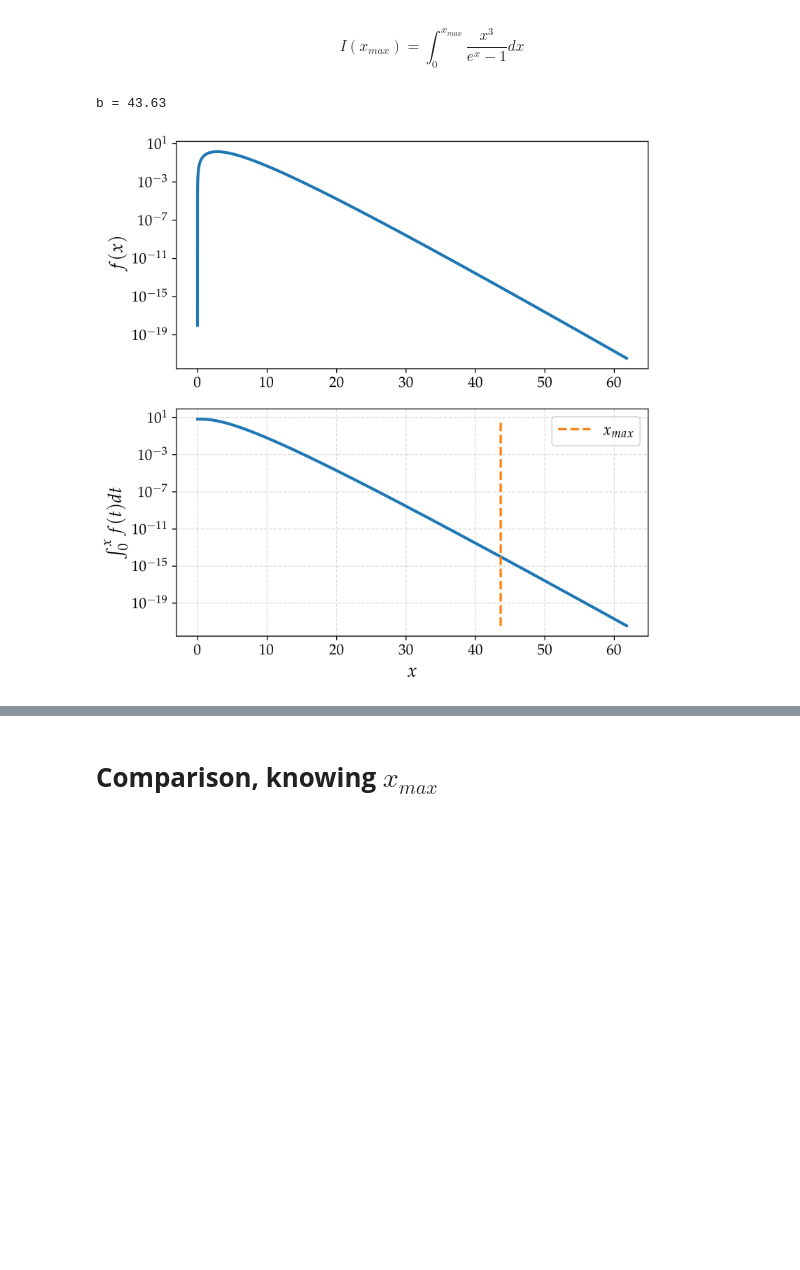
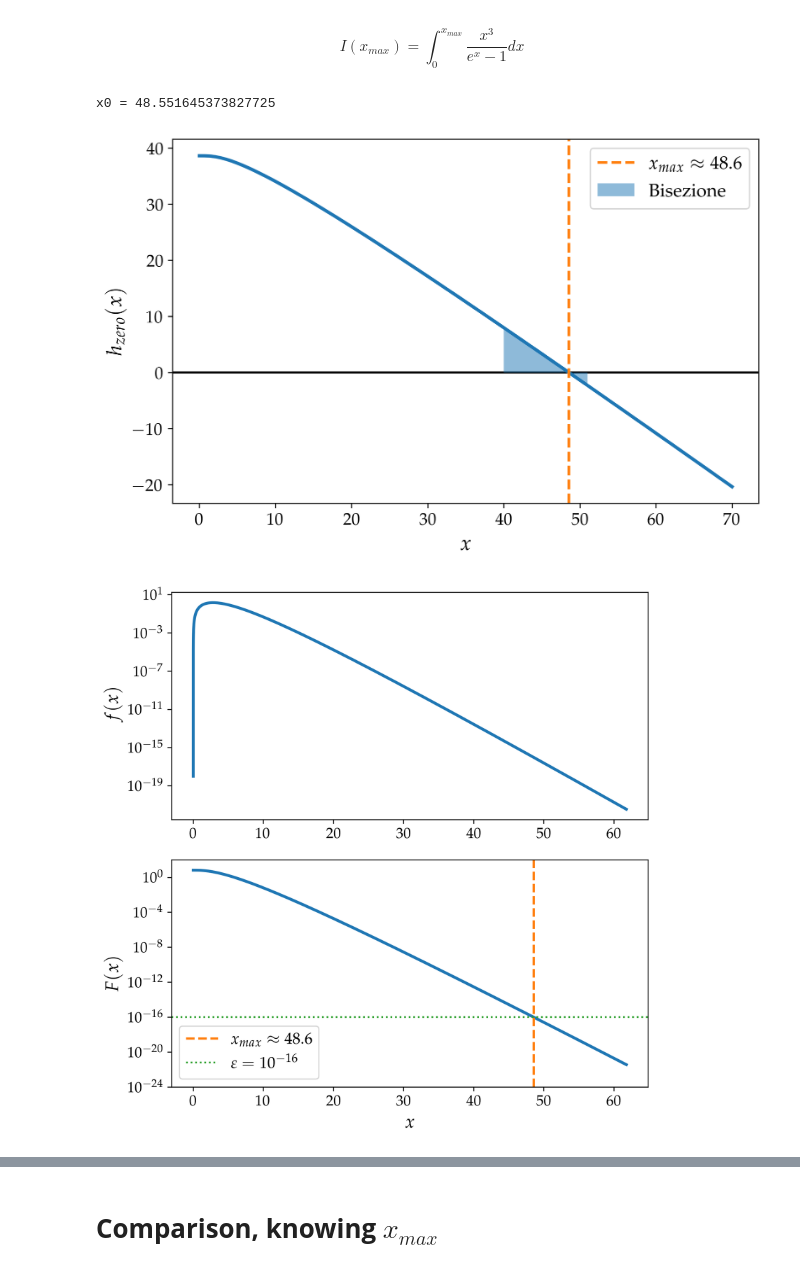
Before and after one commit to mvolpato-unimib/Lab_comp, a Jupyter notebook: ex20/integr.ipynb, the cells around one changed output, grey strips where cells are left out. Drawn from its saved outputs; the diff is of its cells as text; code cells hidden in the pictures; blank space fills up the shorter version.

```diff
--- a/ex20/integr.ipynb
+++ b/ex20/integr.ipynb
@@ -144,43 +147,64 @@ from lib_equations import bisec
 # Params
 a = 1e-9
 max_samp = 70
 dx_ = 1e-3
-eps = 1e-14
+eps = 1e-16
 
 func = lambda x: x**3 / (np.exp(x) - 1)
 I_s = lambda x: Simpson(func, a, x, dx_)
 
 zero_f = lambda x: np.log(x**3 + 3*x**2 + 6*x + 6) - (x + np.log(eps))
-x_max = bisec(zero_f, 20, 50, tol=eps)
+start, stop = (40, 50)
+x_max = bisec(zero_f, start, stop, tol=eps, MaxIter=1000)
+print(f'x0 = {x_max}')
+
+
+zero_x = np.linspace(0, 70, 100)
+
+plt.figure(figsize=(8, 5))
+plt.plot(zero_x, zero_f(zero_x), lw=2.5)
+plt.axvline(x=x_max, ls='--', color='C1', lw=2, label=rf'$x_{{max}} \approx {x_max:.1f}$')
+plt.fill_between(np.linspace(start,stop+1, 100), 0, zero_f(np.linspace(start,stop+1, 100)),
+                 alpha=0.5, label='Bisezione')
+
+plt.xlabel(r'$x$')
+plt.ylabel(r'$h_{zero}(x)$')
+plt.axhline(color='black', zorder=-4)
+plt.legend()
+
+plt.savefig('plots/zero_res')
+plt.show()
+
 
 xcoo = np.logspace(np.log10(a), np.log10(max_samp), 200, endpoint=False)
 
 f_x = func(xcoo)
 int_s = [Simpson(func, x, max_samp, dx_) for x in xcoo]
-
-print(f'b = {x_max:.2f}')
-
 
 fig, axes = plt.subplots(2,1, figsize=(7, 7))
 ax0, ax1 = axes.flatten()
 
 ax0.plot(xcoo, f_x, lw=2.5)
 ax1.plot(xcoo, int_s, lw=2.5)
 
 ax1.set_xlabel(r'$x$')
 ax0.set_ylabel(r'$f(x)$')
-ax1.set_ylabel(r'$\int_0^{x} f(t) dt$')
-ax1.vlines(x_max, min(int_s), max(int_s), ls='--', color='C1', label=r'$x_{max}$', lw=2)
-ax1.grid(alpha=0.4, ls='--')
+ax1.set_ylabel(r'$F(x)$')
+ax1.axvline(x_max, ls='--', color='C1', label=rf'$x_{{max}} \approx {x_max:.1f}$', lw=2)
+ax1.axhline(eps, ls=':', color='C2', label=r'$\varepsilon = 10^{-16}$')
 ax0.set_ylabel(r'$f(x)$')
 ax0.set_yscale('log')
+ax1.set_ylim(1e-24, 100)
 ax1.set_yscale('log')
-ax1.legend()
+
+ax1.legend(loc='lower left')
 
 plt.tight_layout()
+plt.savefig('plots/x_int_conf')
 plt.show()
 # %% [output]
-b = 43.63
+x0 = 48.551645373827725
-[figure, old version]
+[figure, new version]
+[figure, added]
 # %%
 b = x_max
```
Also changed, not shown: parts of 10 cells of this notebook, 4 other files.
